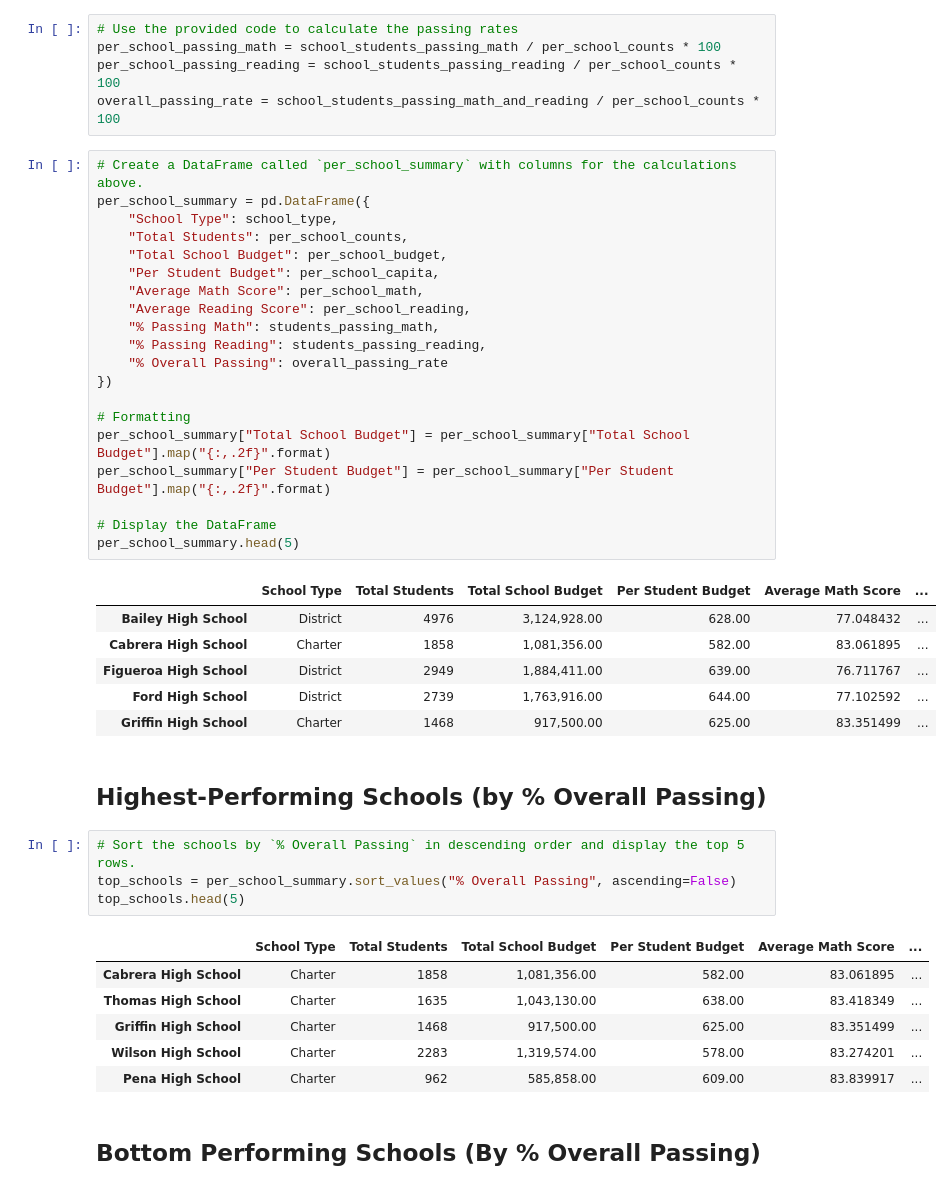
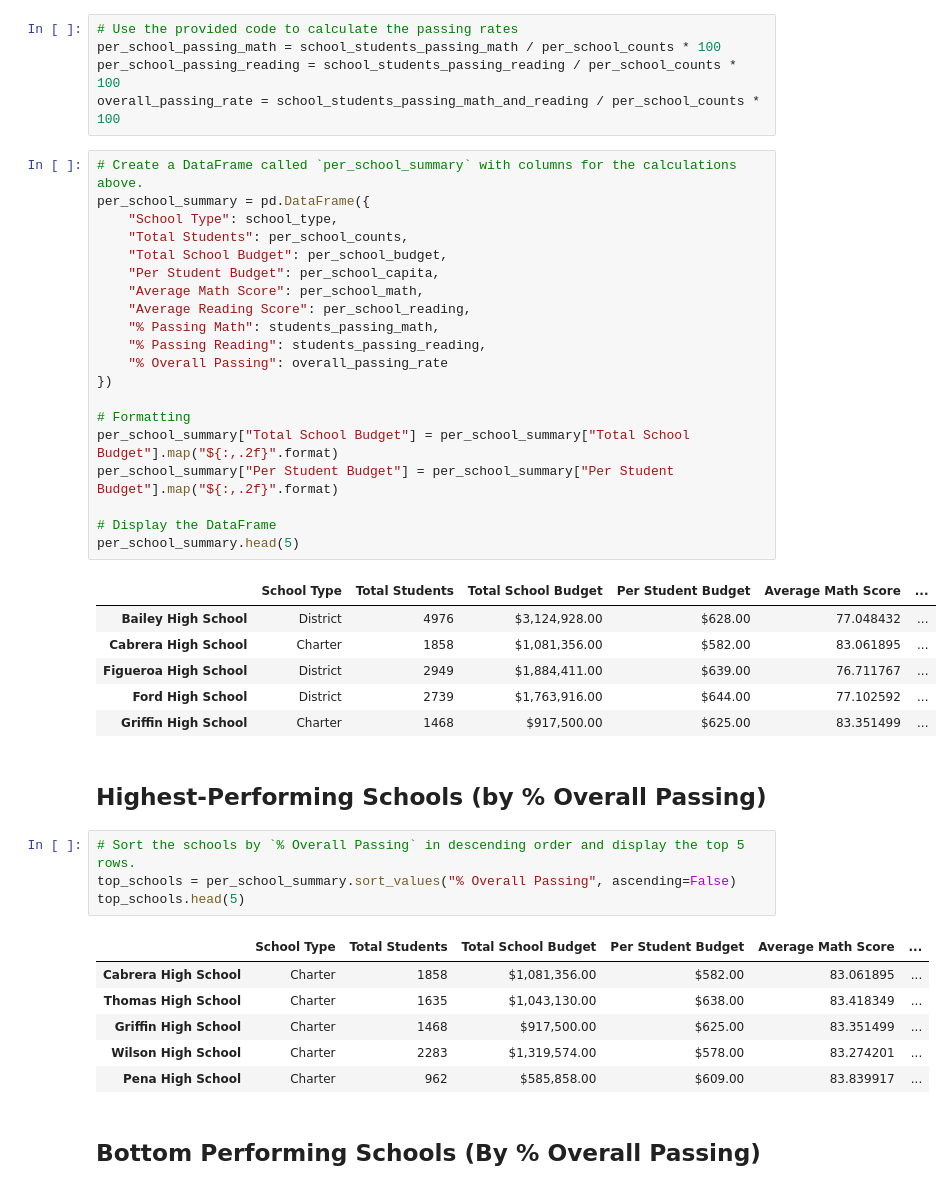
Before and after one commit to Komissar15/Module-4, a Jupyter notebook: PyCitySchools_starter.ipynb, the cells around one changed output. Cells and saved outputs as stored; diff of their text form.

```diff
--- a/PyCitySchools_starter.ipynb
+++ b/PyCitySchools_starter.ipynb
@@ -253,30 +253,30 @@ overall_passing_rate = school_students_passing_math_and_reading / per_school_cou
 # %%
 # Create a DataFrame called `per_school_summary` with columns for the calculations above.
 per_school_summary = pd.DataFrame({
     "School Type": school_type,
     "Total Students": per_school_counts,
     "Total School Budget": per_school_budget,
     "Per Student Budget": per_school_capita,
     "Average Math Score": per_school_math,
     "Average Reading Score": per_school_reading,
     "% Passing Math": students_passing_math,
     "% Passing Reading": students_passing_reading,
     "% Overall Passing": overall_passing_rate
 })
 
 # Formatting
-per_school_summary["Total School Budget"] = per_school_summary["Total School Budget"].map("{:,.2f}".format)
-per_school_summary["Per Student Budget"] = per_school_summary["Per Student Budget"].map("{:,.2f}".format)
+per_school_summary["Total School Budget"] = per_school_summary["Total School Budget"].map("${:,.2f}".format)
+per_school_summary["Per Student Budget"] = per_school_summary["Per Student Budget"].map("${:,.2f}".format)
 
 # Display the DataFrame
 per_school_summary.head(5)
 # %% [output]
 |  | School Type | Total Students | Total School Budget | Per Student Budget | Average Math Score | ... |
-| Bailey High School | District | 4976 | 3,124,928.00 | 628.00 | 77.048432 | ... |
-| Cabrera High School | Charter | 1858 | 1,081,356.00 | 582.00 | 83.061895 | ... |
-| Figueroa High School | District | 2949 | 1,884,411.00 | 639.00 | 76.711767 | ... |
-| Ford High School | District | 2739 | 1,763,916.00 | 644.00 | 77.102592 | ... |
-| Griffin High School | Charter | 1468 | 917,500.00 | 625.00 | 83.351499 | ... |
+| Bailey High School | District | 4976 | $3,124,928.00 | $628.00 | 77.048432 | ... |
+| Cabrera High School | Charter | 1858 | $1,081,356.00 | $582.00 | 83.061895 | ... |
+| Figueroa High School | District | 2949 | $1,884,411.00 | $639.00 | 76.711767 | ... |
+| Ford High School | District | 2739 | $1,763,916.00 | $644.00 | 77.102592 | ... |
+| Griffin High School | Charter | 1468 | $917,500.00 | $625.00 | 83.351499 | ... |
 # %% [markdown]
 ## Highest-Performing Schools (by % Overall Passing)
 # %%
@@ -285,11 +285,11 @@ top_schools = per_school_summary.sort_values("% Overall Passing", ascending=Fals
 top_schools.head(5)
 # %% [output]
 |  | School Type | Total Students | Total School Budget | Per Student Budget | Average Math Score | ... |
-| Cabrera High School | Charter | 1858 | 1,081,356.00 | 582.00 | 83.061895 | ... |
-| Thomas High School | Charter | 1635 | 1,043,130.00 | 638.00 | 83.418349 | ... |
-| Griffin High School | Charter | 1468 | 917,500.00 | 625.00 | 83.351499 | ... |
-| Wilson High School | Charter | 2283 | 1,319,574.00 | 578.00 | 83.274201 | ... |
-| Pena High School | Charter | 962 | 585,858.00 | 609.00 | 83.839917 | ... |
+| Cabrera High School | Charter | 1858 | $1,081,356.00 | $582.00 | 83.061895 | ... |
+| Thomas High School | Charter | 1635 | $1,043,130.00 | $638.00 | 83.418349 | ... |
+| Griffin High School | Charter | 1468 | $917,500.00 | $625.00 | 83.351499 | ... |
+| Wilson High School | Charter | 2283 | $1,319,574.00 | $578.00 | 83.274201 | ... |
+| Pena High School | Charter | 962 | $585,858.00 | $609.00 | 83.839917 | ... |
 # %% [markdown]
 ## Bottom Performing Schools (By % Overall Passing)
 # %%
```
Also changed, not shown: parts of 7 cells of this notebook.
